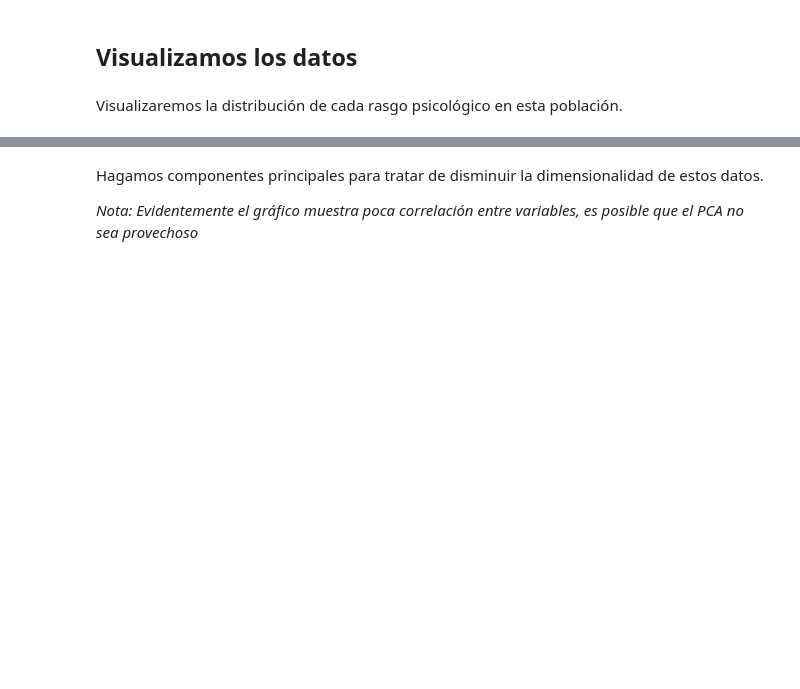
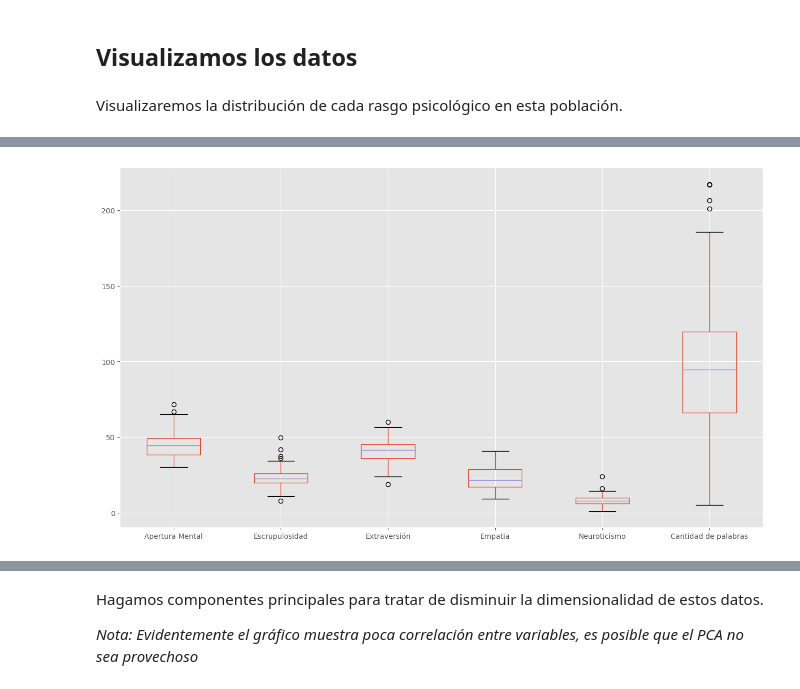
Before and after one commit to maogue94/UEAN_ML1, a Jupyter notebook: Cuadernos/Ejercicio K Means.ipynb, the cells around one changed output, grey strips where cells are left out. Drawn from its saved outputs; the diff is of its cells as text; code cells hidden in the pictures; blank space fills up the shorter version.

```diff
--- a/Cuadernos/Ejercicio K Means.ipynb
+++ b/Cuadernos/Ejercicio K Means.ipynb
@@ -79,5 +153,7 @@ plt.show()
 # %%
-dataframe.drop(['Categoría'],1).boxplot()
+dataframe.drop(['Categoría'],axis=1).boxplot()
 plt.show()
+# %% [output]
+[figure, added]
 # %%
 sb.pairplot(dataframe.dropna(), hue='Categoría',height=4,vars=dataframe.columns[1:-1],kind='scatter')
```
Also changed, not shown: parts of 33 cells of this notebook, 10 other files.
